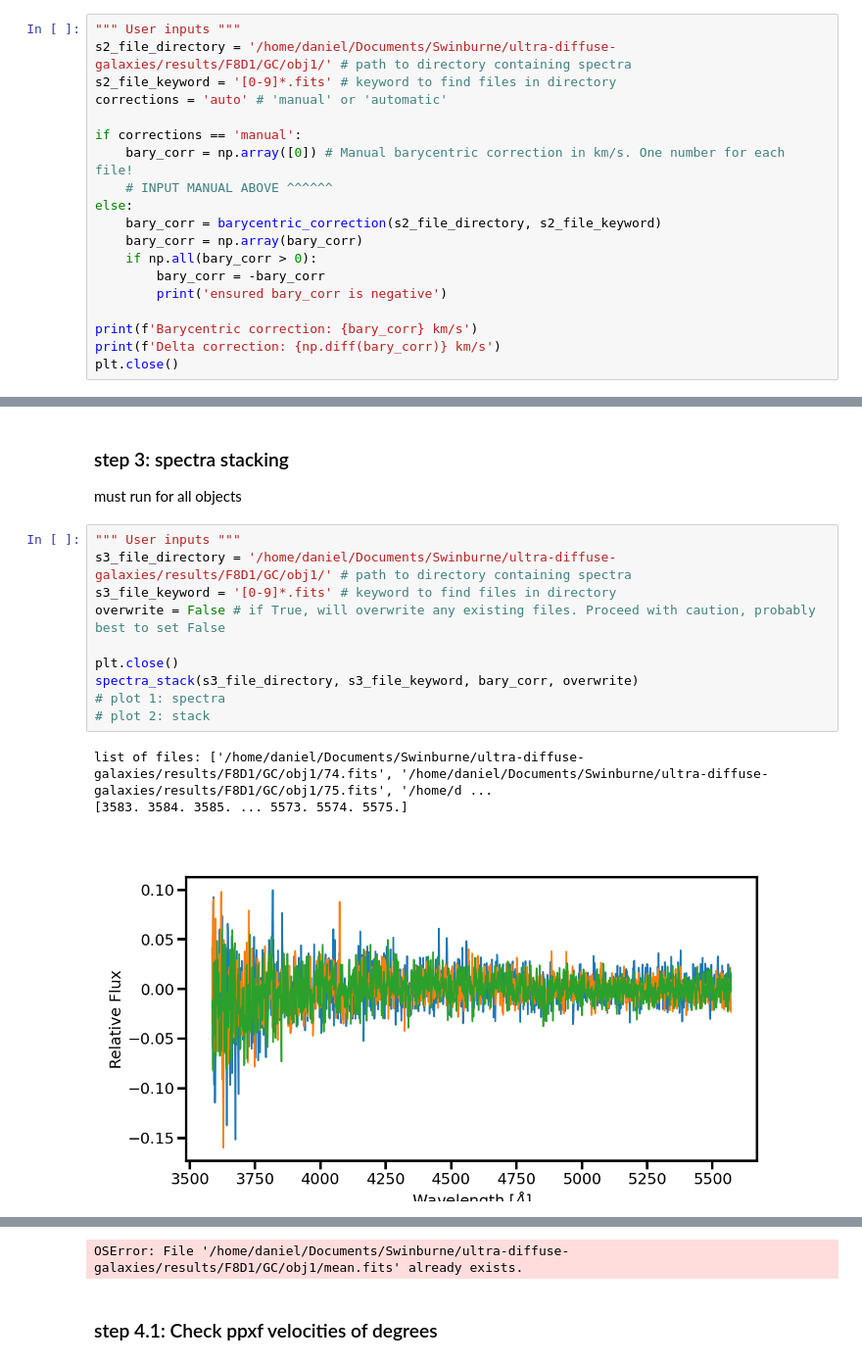
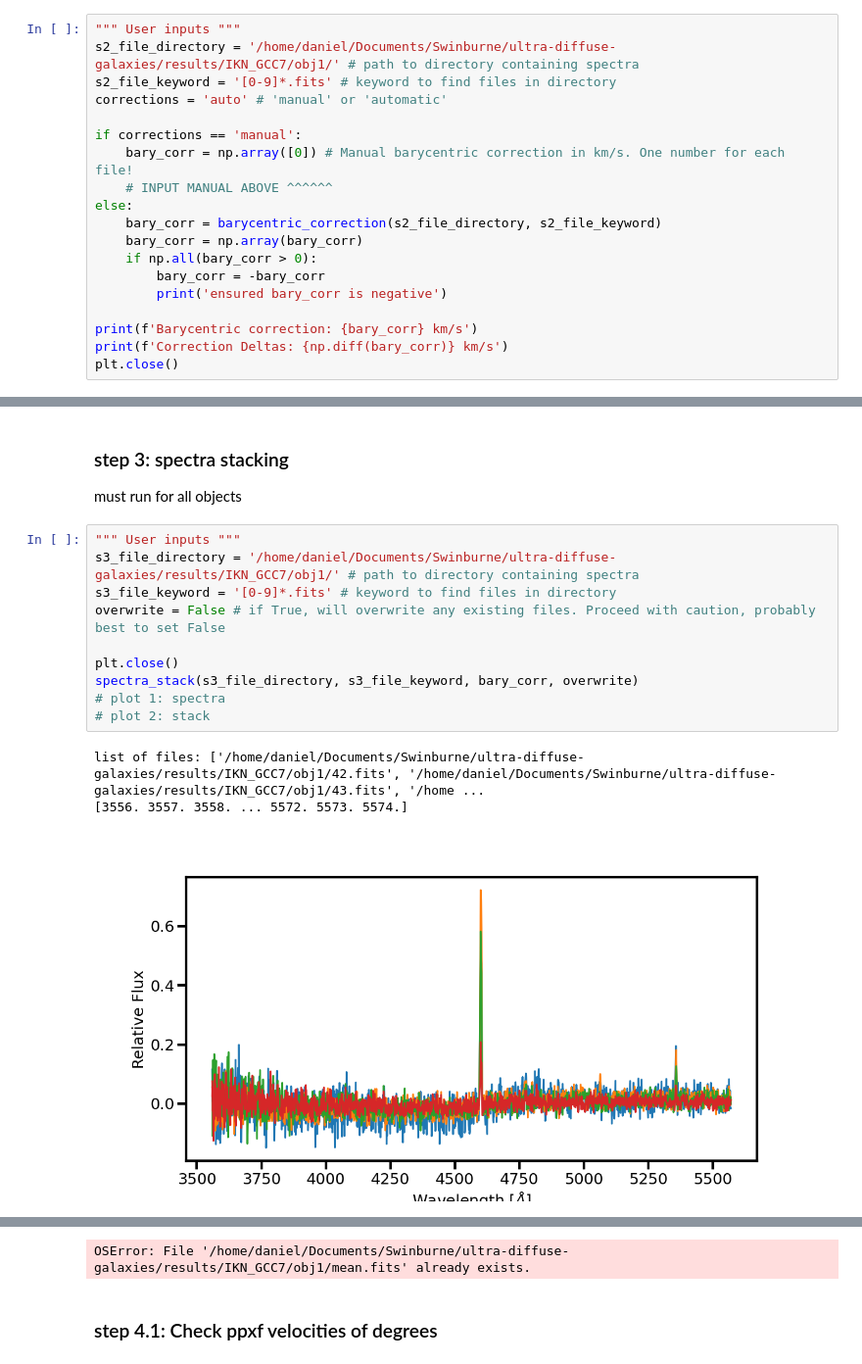
Before and after one commit to daniel-lyon/CAS-Summer-Project, a Jupyter notebook: scripts/main.ipynb, the cells around one changed output, grey strips where cells are left out. Shown at 98% size. Saved outputs shown, nothing was run; the diff lists cells and outputs as text.

```diff
--- a/scripts/main.ipynb
+++ b/scripts/main.ipynb
@@ -48,7 +51,7 @@ open qfitsview and create `.fits` file for all objects in the cut files
 ### step 2: barycentric correction
 # %%
 """ User inputs """
-s2_file_directory = '/home/daniel/Documents/Swinburne/ultra-diffuse-galaxies/results/F8D1/GC/obj1/' # path to directory containing spectra
+s2_file_directory = '/home/daniel/Documents/Swinburne/ultra-diffuse-galaxies/results/IKN_GCC7/obj1/' # path to directory containing spectra
 s2_file_keyword = '[0-9]*.fits' # keyword to find files in directory
 corrections = 'auto' # 'manual' or 'automatic'
 
@@ -63,6 +66,6 @@ else:
         print('ensured bary_corr is negative')
 
 print(f'Barycentric correction: {bary_corr} km/s')
-print(f'Delta correction: {np.diff(bary_corr)} km/s')
+print(f'Correction Deltas: {np.diff(bary_corr)} km/s')
 plt.close()
 # %% [output]
@@ -77,15 +81,15 @@ Delta correction: [0.00949941 0.01043094] km/s
 must run for all objects
 # %%
 """ User inputs """
-s3_file_directory = '/home/daniel/Documents/Swinburne/ultra-diffuse-galaxies/results/F8D1/GC/obj1/' # path to directory containing spectra
+s3_file_directory = '/home/daniel/Documents/Swinburne/ultra-diffuse-galaxies/results/IKN_GCC7/obj1/' # path to directory containing spectra
 s3_file_keyword = '[0-9]*.fits' # keyword to find files in directory
 overwrite = False # if True, will overwrite any existing files. Proceed with caution, probably best to set False
 
 plt.close()
 spectra_stack(s3_file_directory, s3_file_keyword, bary_corr, overwrite)
 # plot 1: spectra
 # plot 2: stack
 # %% [output]
-list of files: ['/home/daniel/Documents/Swinburne/ultra-diffuse-galaxies/results/F8D1/GC/obj1/74.fits', '/home/daniel/Documents/Swinburne/ultra-diffuse-galaxies/results/F8D1/GC/obj1/75.fits', '/home/d ...
-[3583. 3584. 3585. ... 5573. 5574. 5575.]
+list of files: ['/home/daniel/Documents/Swinburne/ultra-diffuse-galaxies/results/IKN_GCC7/obj1/42.fits', '/home/daniel/Documents/Swinburne/ultra-diffuse-galaxies/results/IKN_GCC7/obj1/43.fits', '/home ...
+[3556. 3557. 3558. ... 5572. 5573. 5574.]
-[figure, old version]
+[figure, new version]
@@ -93,4 +97,4 @@ list of files: ['/home/daniel/Documents/Swinburne/ultra-diffuse-galaxies/results
-OSError: File '/home/daniel/Documents/Swinburne/ultra-diffuse-galaxies/results/F8D1/GC/obj1/mean.fits' already exists.
+OSError: File '/home/daniel/Documents/Swinburne/ultra-diffuse-galaxies/results/IKN_GCC7/obj1/mean.fits' already exists.
 # %% [markdown]
 ### step 4.1: Check ppxf velocities of degrees
 # %%
```
Also changed, not shown: parts of 5 cells of this notebook, 16 other files.
